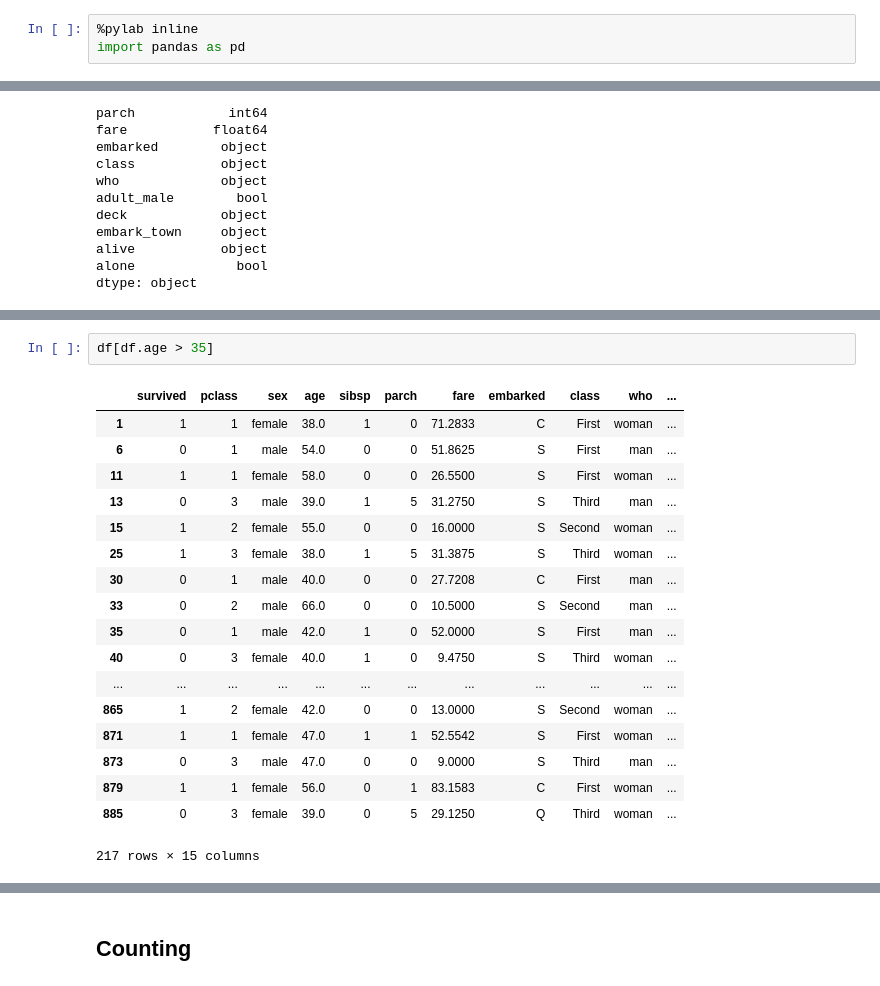
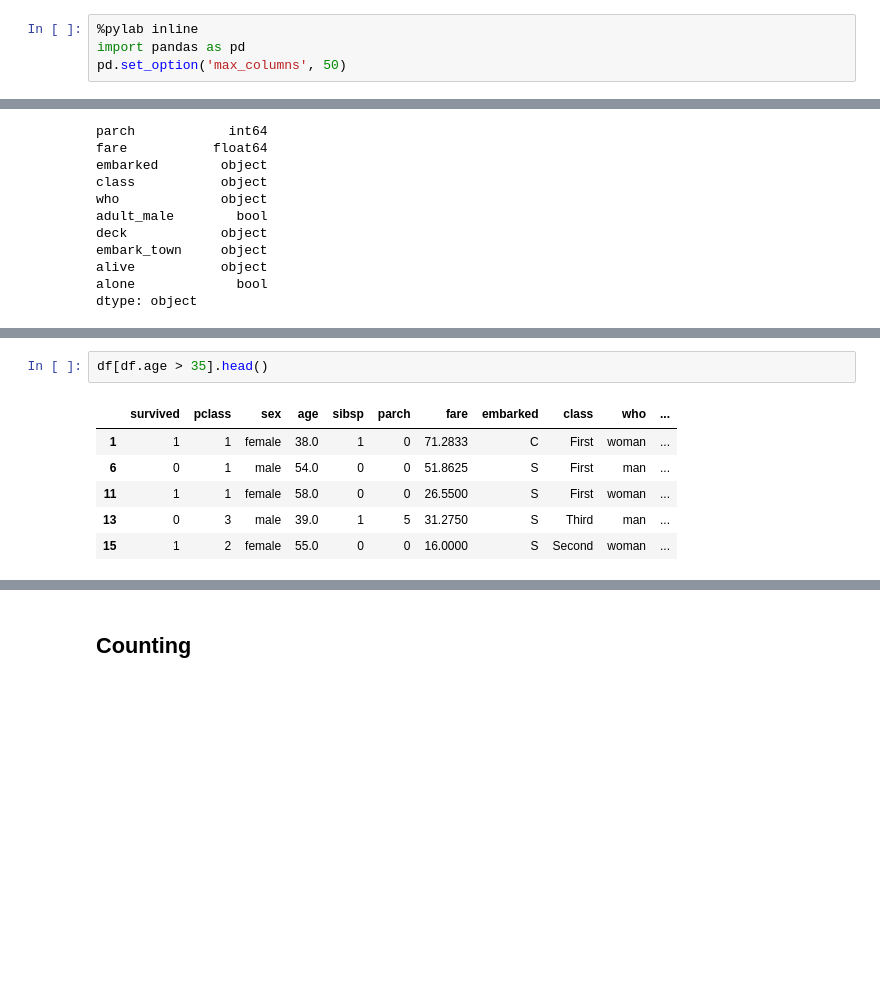
Before and after one commit to ondrolexa/r-python, a Jupyter notebook: pandas-01-titanic.ipynb, the cells around one changed output, grey strips where cells are left out. Cells and saved outputs as stored; diff of their text form; blank space fills up the shorter version.

```diff
--- a/pandas-01-titanic.ipynb
+++ b/pandas-01-titanic.ipynb
@@ -28,5 +34,6 @@ Here are just a few of the things that pandas does well:
 # %%
 %pylab inline
 import pandas as pd
+pd.set_option('max_columns', 50)
 # %% [output]
 Populating the interactive namespace from numpy and matplotlib
@@ -176,22 +451,10 @@ df.age[df.age > 35]
 Name: age, dtype: float64
 # %%
-df[df.age > 35]
+df[df.age > 35].head()
 # %% [output]
 |  | survived | pclass | sex | age | sibsp | parch | fare | embarked | class | who | ... |
 | 1 | 1 | 1 | female | 38.0 | 1 | 0 | 71.2833 | C | First | woman | ... |
 | 6 | 0 | 1 | male | 54.0 | 0 | 0 | 51.8625 | S | First | man | ... |
 | 11 | 1 | 1 | female | 58.0 | 0 | 0 | 26.5500 | S | First | woman | ... |
 | 13 | 0 | 3 | male | 39.0 | 1 | 5 | 31.2750 | S | Third | man | ... |
 | 15 | 1 | 2 | female | 55.0 | 0 | 0 | 16.0000 | S | Second | woman | ... |
-| 25 | 1 | 3 | female | 38.0 | 1 | 5 | 31.3875 | S | Third | woman | ... |
-| 30 | 0 | 1 | male | 40.0 | 0 | 0 | 27.7208 | C | First | man | ... |
-| 33 | 0 | 2 | male | 66.0 | 0 | 0 | 10.5000 | S | Second | man | ... |
-| 35 | 0 | 1 | male | 42.0 | 1 | 0 | 52.0000 | S | First | man | ... |
-| 40 | 0 | 3 | female | 40.0 | 1 | 0 | 9.4750 | S | Third | woman | ... |
-| ... | ... | ... | ... | ... | ... | ... | ... | ... | ... | ... | ... |
-| 865 | 1 | 2 | female | 42.0 | 0 | 0 | 13.0000 | S | Second | woman | ... |
-| 871 | 1 | 1 | female | 47.0 | 1 | 1 | 52.5542 | S | First | woman | ... |
-| 873 | 0 | 3 | male | 47.0 | 0 | 0 | 9.0000 | S | Third | man | ... |
-| 879 | 1 | 1 | female | 56.0 | 0 | 1 | 83.1583 | C | First | woman | ... |
-| 885 | 0 | 3 | female | 39.0 | 0 | 5 | 29.1250 | Q | Third | woman | ... |
-217 rows × 15 columns
```
Also changed, not shown: parts of 62 cells of this notebook, 1 other file.
